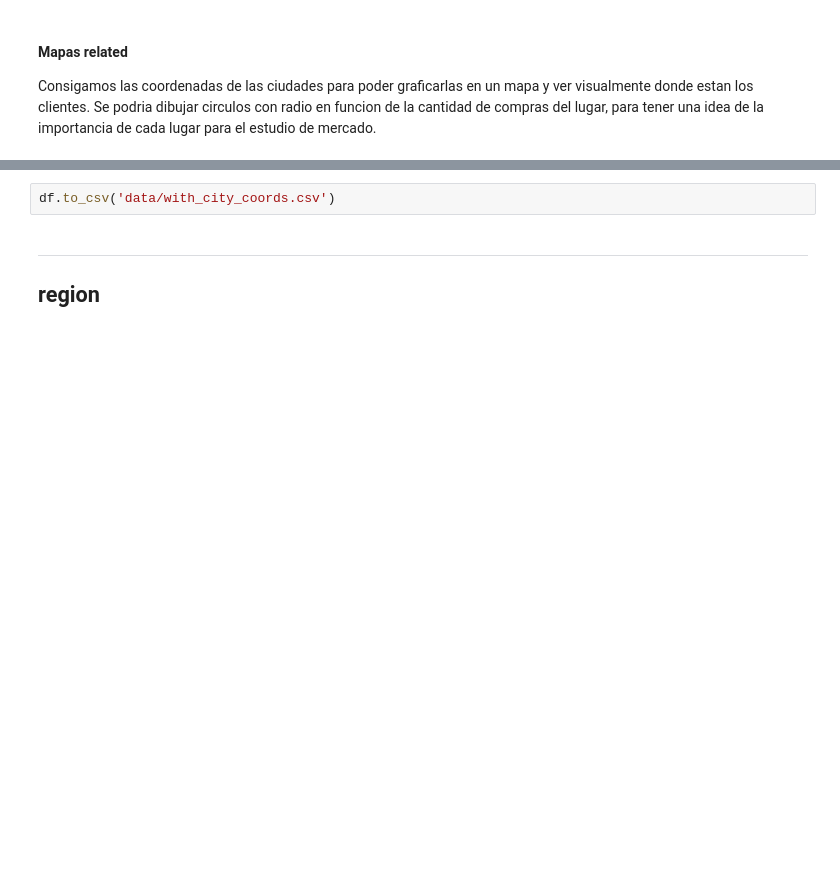
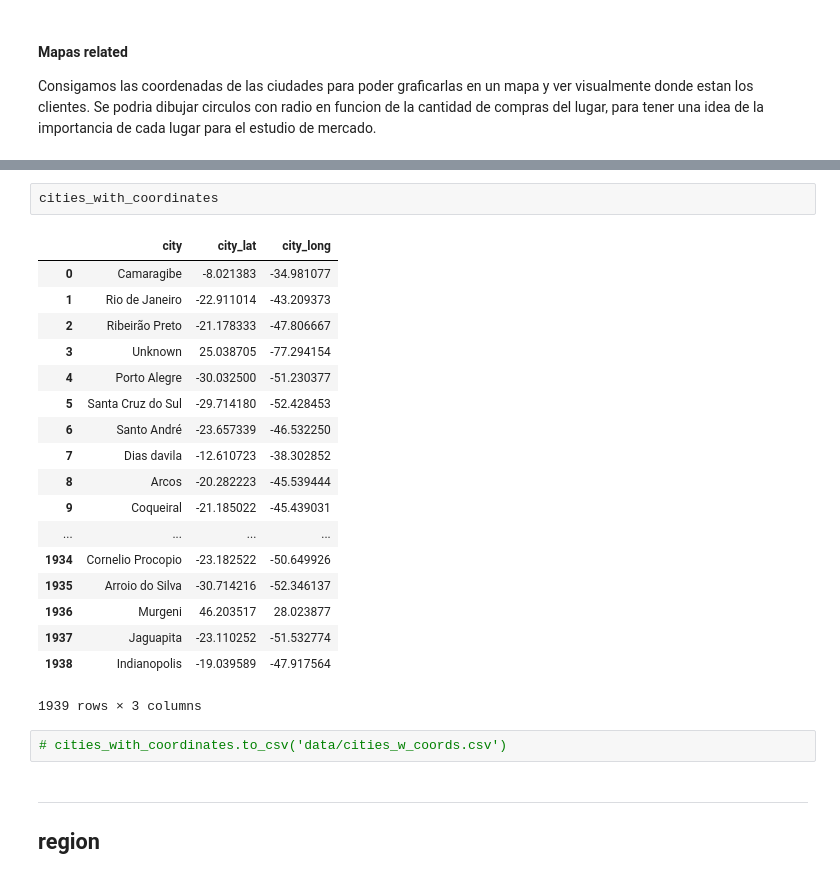
Before and after one commit to rozanecm/7506_OrganizacionDeDatos_TP1, a Jupyter notebook: tp1.ipynb, the cells around one changed output, grey strips where cells are left out. Saved outputs shown, nothing was run; the diff lists cells and outputs as text; blank space fills up the shorter version.

Commit message:
update notebook
coordintaes where extracted for each city. Join with original df is still missing

```diff
--- a/tp1.ipynb
+++ b/tp1.ipynb
@@ -520,5 +709,26 @@ print(d)
+# %%
+cities_with_coordinates
+# %% [output]
+|  | city | city_lat | city_long |
+| 0 | Camaragibe | -8.021383 | -34.981077 |
+| 1 | Rio de Janeiro | -22.911014 | -43.209373 |
+| 2 | Ribeirão Preto | -21.178333 | -47.806667 |
+| 3 | Unknown | 25.038705 | -77.294154 |
+| 4 | Porto Alegre | -30.032500 | -51.230377 |
+| 5 | Santa Cruz do Sul | -29.714180 | -52.428453 |
+| 6 | Santo André | -23.657339 | -46.532250 |
+| 7 | Dias davila | -12.610723 | -38.302852 |
+| 8 | Arcos | -20.282223 | -45.539444 |
+| 9 | Coqueiral | -21.185022 | -45.439031 |
+| ... | ... | ... | ... |
+| 1934 | Cornelio Procopio | -23.182522 | -50.649926 |
+| 1935 | Arroio do Silva | -30.714216 | -52.346137 |
+| 1936 | Murgeni | 46.203517 | 28.023877 |
+| 1937 | Jaguapita | -23.110252 | -51.532774 |
+| 1938 | Indianopolis | -19.039589 | -47.917564 |
+1939 rows × 3 columns
 # %%
-df.to_csv('data/with_city_coords.csv')
+# cities_with_coordinates.to_csv('data/cities_w_coords.csv')
 # %% [markdown]
 ***
 ## region
```
Also changed, not shown: parts of 19 cells of this notebook.
